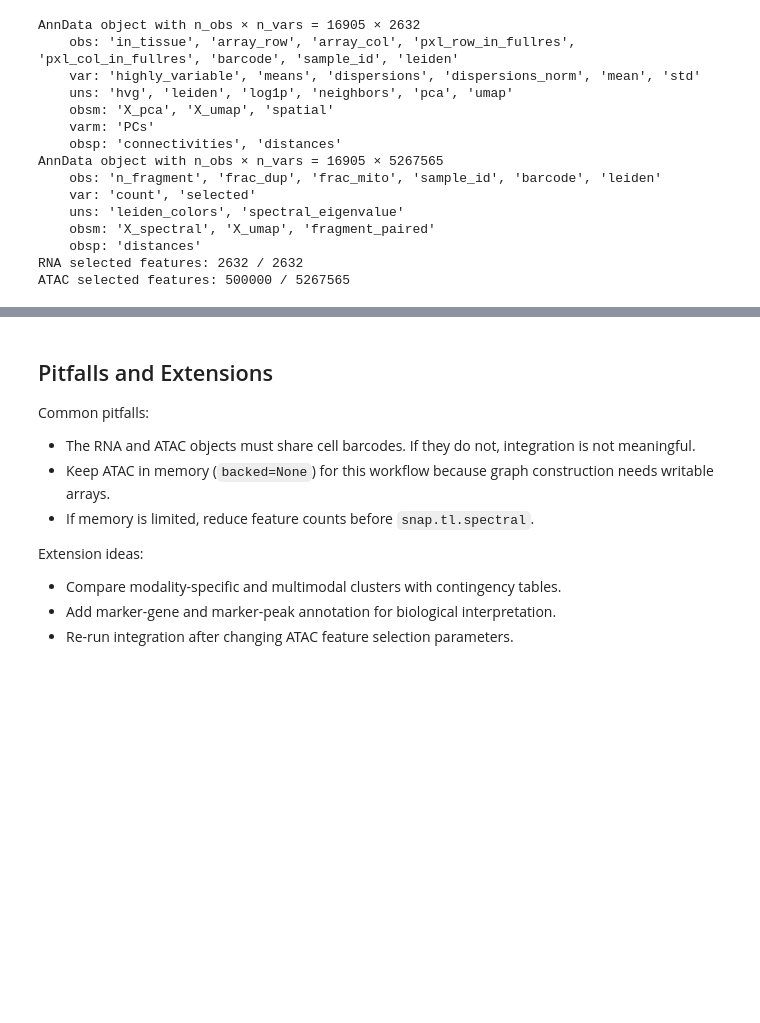
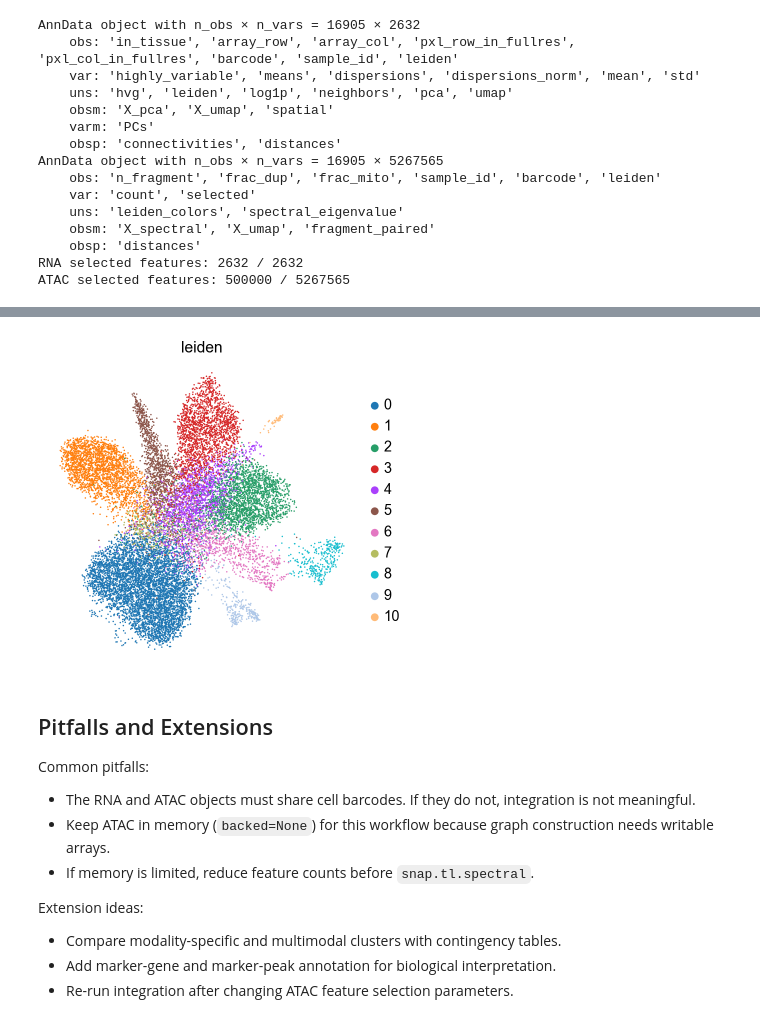
Before and after one commit to christoffermattssonlangseth/dbit-nature-analysis, a Jupyter notebook: rna_atac_multimodal_snapatac2.ipynb, the cells around one changed output, grey strips where cells are left out. Drawn from its saved outputs; the diff is of its cells as text; code cells hidden in the pictures; blank space fills up the shorter version.

```diff
--- a/rna_atac_multimodal_snapatac2.ipynb
+++ b/rna_atac_multimodal_snapatac2.ipynb
@@ -447,3 +502,10 @@ snap.pl.umap(mdata, color="leiden", show=True)
+# %%
+if "X_umap" in mdata.obsm and isinstance(mdata, ad.AnnData):
+    sc.pl.umap(mdata, color="leiden")
+else:
+    snap.pl.umap(mdata, color="leiden", show=True)
+# %% [output]
+[figure, added]
 # %% [markdown]
 ## Pitfalls and Extensions
 
```
Also changed, not shown: parts of 5 cells of this notebook.
